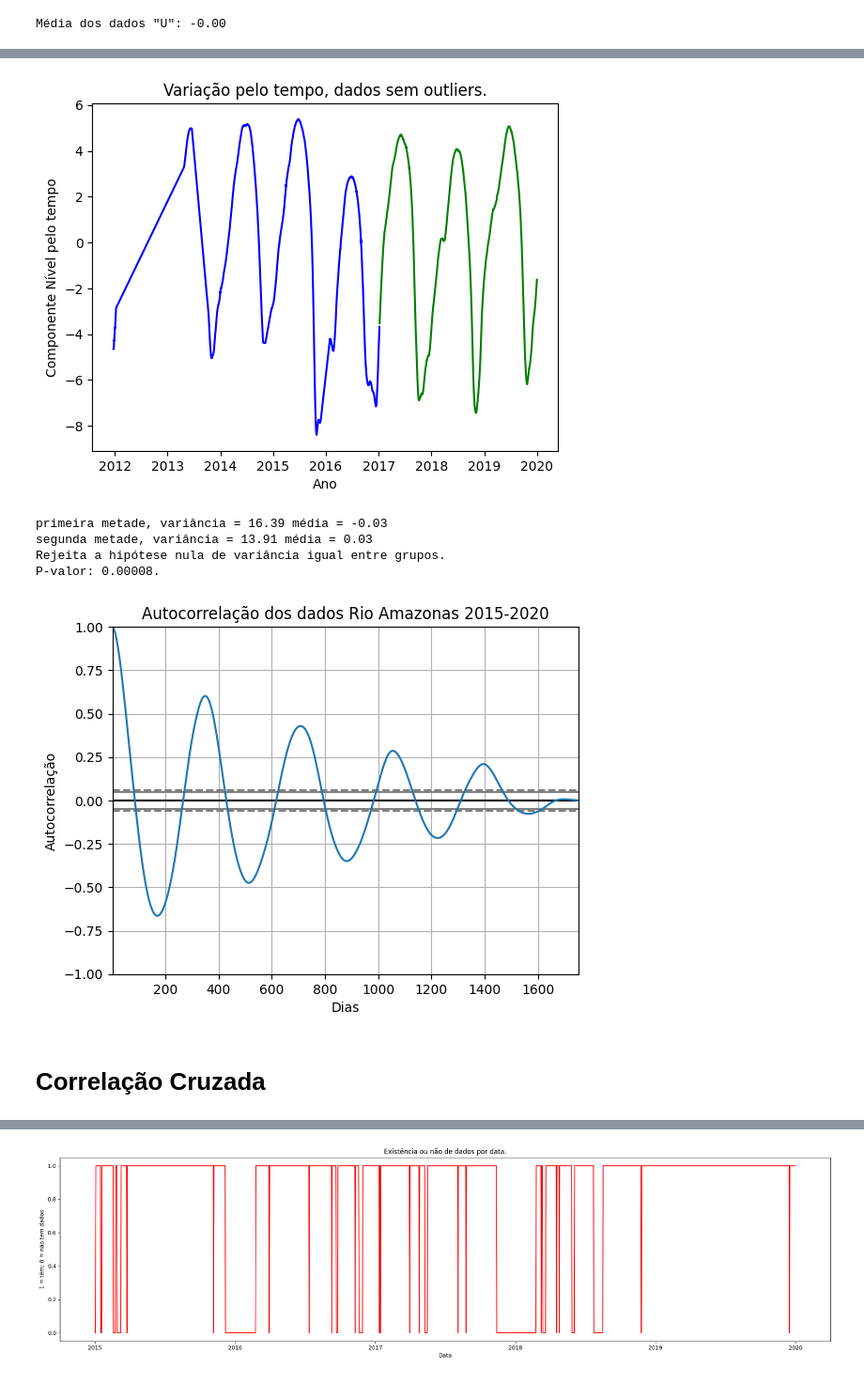
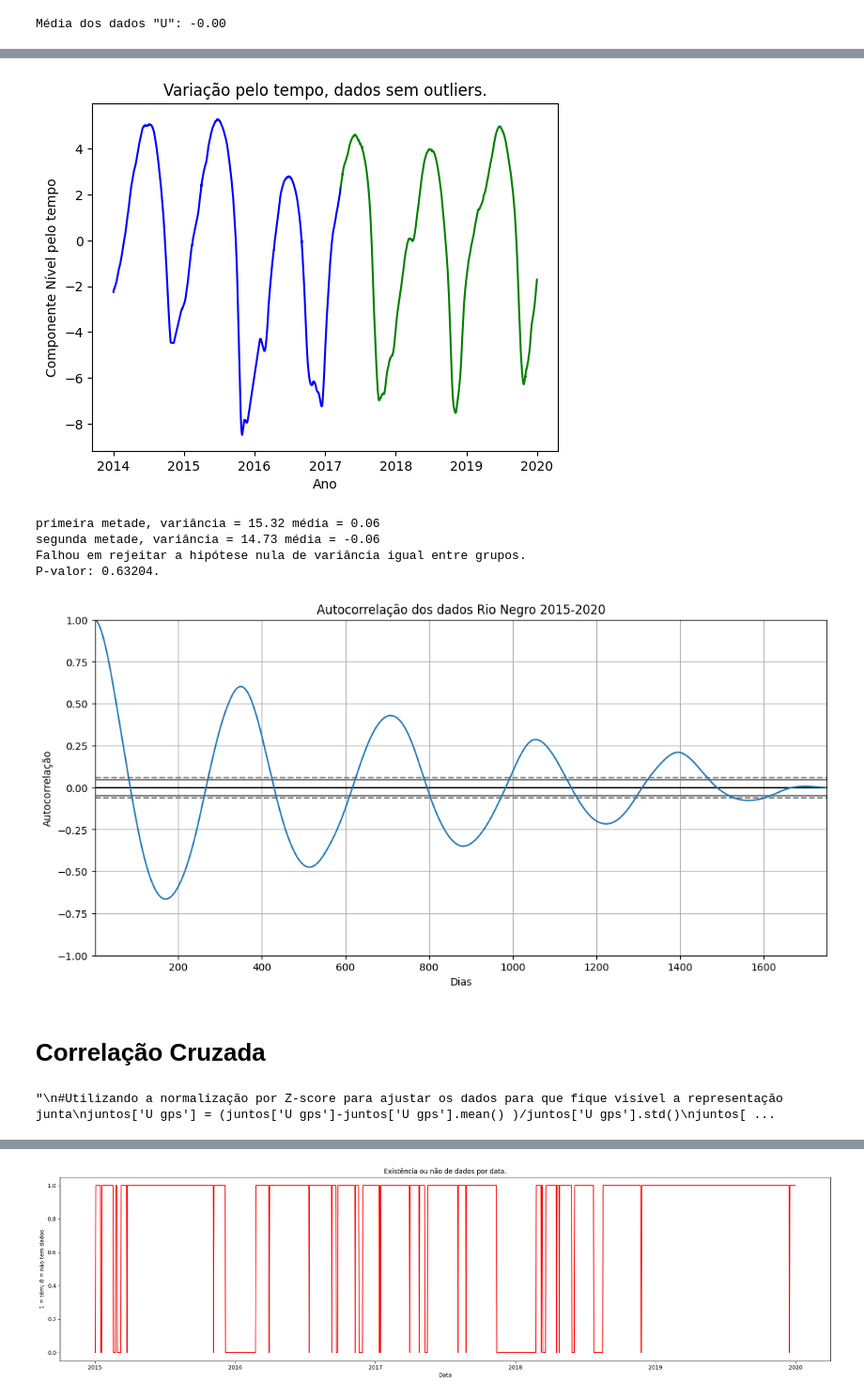
Before and after one commit to Gabxist/I.C., a Jupyter notebook: Análise_de_dados.ipynb, the cells around one changed output, grey strips where cells are left out. Shown at 94% size. Drawn from its saved outputs; the diff is of its cells as text; code cells hidden in the pictures.

```diff
--- a/Análise_de_dados.ipynb
+++ b/Análise_de_dados.ipynb
@@ -287,9 +288,9 @@ plt.show()
 #observa-se que não há outliers, assim não sendo necessáirio criar um novo dataframe para retirar os outliers
 # %%
 #retirando a média
-média = np.mean(rio_amz['U'])
-rio_amz['U'] = rio_amz['U'] - média
-print(f'Média dos dados "U": {(np.mean(rio_amz["U"])):.2f}')
+média = np.mean(rio_amz_o['U'])
+rio_amz_o['U'] = rio_amz_o['U'] - média
+print(f'Média dos dados "U": {(np.mean(rio_amz_o["U"])):.2f}')
 # %% [output]
 Média dos dados "U": -0.00
 # %%
@@ -302,9 +303,9 @@ print(f'média dos dados "u": {(np.mean(rio_amz["U"])):.2f}')
 média dos dados "u": -0.00
 # %%
 # Análise dos dados por Variância igual entre grupos
-metade = round(len(rio_amz)/2)
-div1, div2 = rio_amz['U'].to_numpy()[0:metade], rio_amz['U'].to_numpy()[metade:]
-time1, time2 = rio_amz['DECIMAL DATE'].to_numpy()[0:metade], rio_amz['DECIMAL DATE'].to_numpy()[metade:]
+metade = round(len(rio_amz_o)/2)
+div1, div2 = rio_amz_o['U'].to_numpy()[0:metade], rio_amz_o['U'].to_numpy()[metade:]
+time1, time2 = rio_amz_o['DECIMAL DATE'].to_numpy()[0:metade], rio_amz_o['DECIMAL DATE'].to_numpy()[metade:]
 plt.plot(time1, div1, color = 'blue')
 plt.plot(time2, div2, color = 'green')
 plt.title("Variação pelo tempo, dados sem outliers.")
@@ -320,21 +321,22 @@ else:
   print('Falhou em rejeitar a hipótese nula de variância igual entre grupos.')
   print(f'P-valor: {levene(div1, div2)[1]:.5f}.')
 # %% [output]
-[figure, old version]
+[figure, new version]
-primeira metade, variância = 16.39 média = -0.03
-segunda metade, variância = 13.91 média = 0.03
-Rejeita a hipótese nula de variância igual entre grupos.
-P-valor: 0.00008.
+primeira metade, variância = 15.32 média = 0.06
+segunda metade, variância = 14.73 média = -0.06
+Falhou em rejeitar a hipótese nula de variância igual entre grupos.
+P-valor: 0.63204.
 # %%
 # Autocorrelação entre os dados
-ult_5_anos_rio = rio_amz[(rio_amz['DECIMAL DATE'])>2015]
+ult_5_anos_rio = rio_amz_o[(rio_amz_o['DECIMAL DATE'])>2015]
+plt.figure(figsize = (13,6))
 autocorrelation_plot(ult_5_anos_rio['U'])
 plt.xlabel('Dias')
 plt.ylabel('Autocorrelação')
-plt.title("Autocorrelação dos dados Rio Amazonas 2015-2020")
+plt.title("Autocorrelação dos dados Rio Negro 2015-2020")
 plt.show()
 # %% [output]
-[figure, old version]
+[figure, new version]
 # %% [markdown]
 # Correlação Cruzada
 # %%
@@ -363,10 +365,14 @@ juntos = juntos.dropna()
 #não é extritamente nescessário, mas eu optei por analisar manualmente inicialmente
 juntos.to_excel('/content/I.C./teste.xlsx')
 # %%
+'''
 #Utilizando a normalização por Z-score para ajustar os dados para que fique visível a representação junta
 juntos['U gps'] = (juntos['U gps']-juntos['U gps'].mean() )/juntos['U gps'].std()
 juntos['U hydl'] = (juntos['U hydl']-juntos['U hydl'].mean())/juntos['U hydl'].std()
 juntos['U'] = (juntos['U']-juntos['U'].mean())/juntos['U'].std()
+'''
+# %% [output]
+"\n#Utilizando a normalização por Z-score para ajustar os dados para que fique visível a representação junta\njuntos['U gps'] = (juntos['U gps']-juntos['U gps'].mean() )/juntos['U gps'].std()\njuntos[ ...
 # %%
 plt.figure(figsize = (25,10))
 plt.scatter(juntos['DECIMAL DATE'],juntos['U gps'], label= 'gps U')
```
Also changed, not shown: parts of 18 cells of this notebook.
